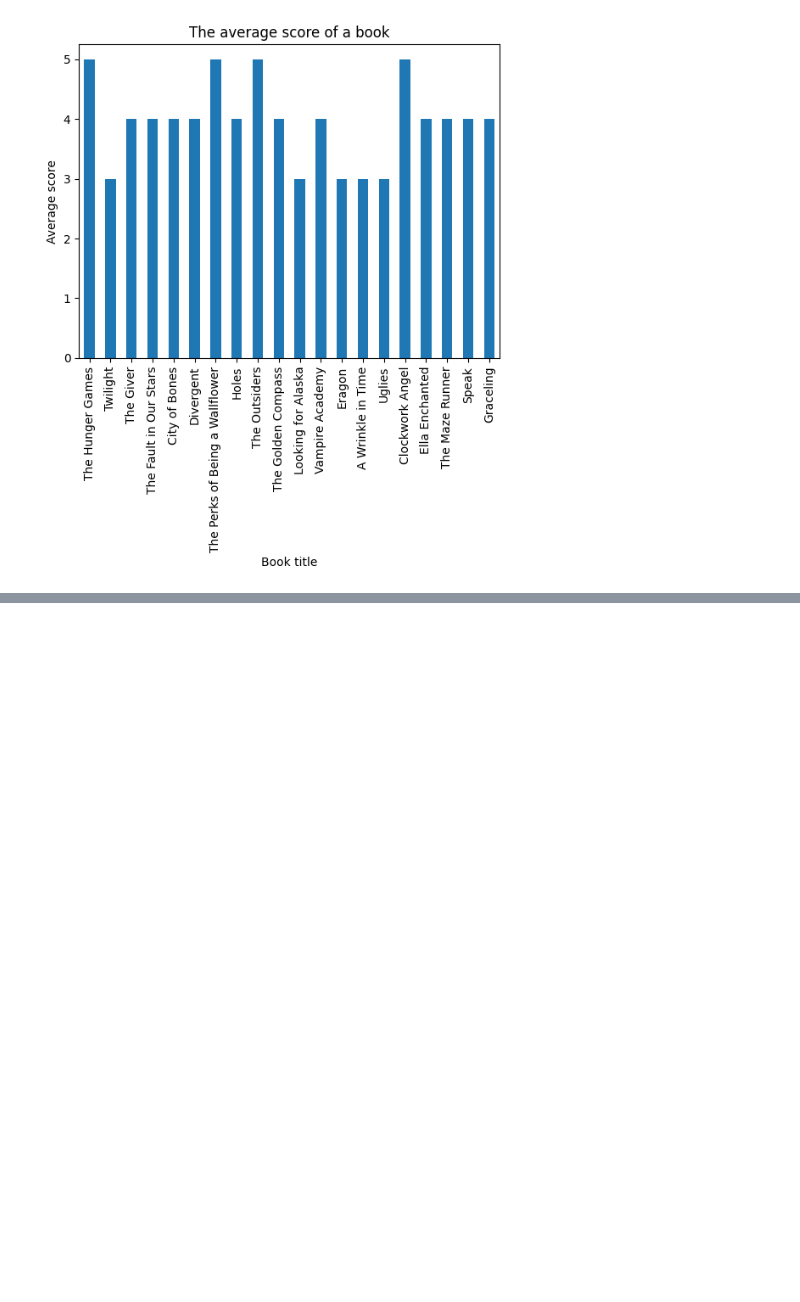
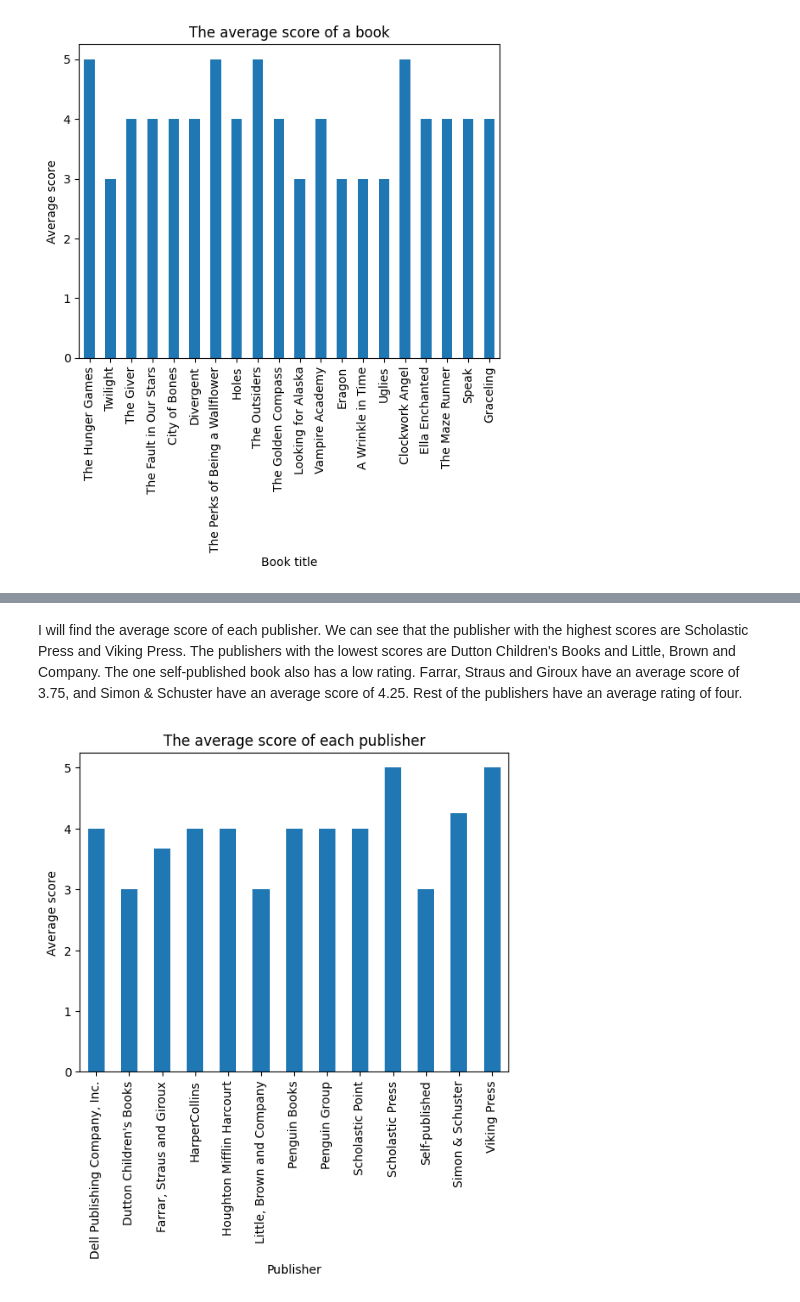
Before and after one commit to Gretulja/dt-2026-data-visualisation-copy, a Jupyter notebook: notebooks/Digitalhumanities/Homework/Assignment.ipynb, the cells around one changed output, grey strips where cells are left out. Drawn from its saved outputs; the diff is of its cells as text; code cells hidden in the pictures; blank space fills up the shorter version.

```diff
--- a/notebooks/Digitalhumanities/Homework/Assignment.ipynb
+++ b/notebooks/Digitalhumanities/Homework/Assignment.ipynb
@@ -39,0 +60,10 @@ siit bubble chart ilmselt teha
+# %% [markdown]
+I will find the average score of each publisher. We can see that the publisher with the highest scores are Scholastic Press and Viking Press. The publishers with the lowest scores are Dutton Children's Books and Little, Brown and Company. The one self-published book also has a low rating. Farrar, Straus and Giroux have an average score of 3.75, and Simon & Schuster have an average score of 4.25. Rest of the publishers have an average rating of four.
+# %%
+avg_score= df.groupby("Publisher")["Average_score_on_internet"].mean()
+avg_score.plot(kind="bar")
+plt.ylabel("Average score")
+plt.title("The average score of each publisher")
+plt.show()
+# %% [output]
+[figure, added]
```
Also changed, not shown: parts of 9 cells of this notebook, 1 other file.
